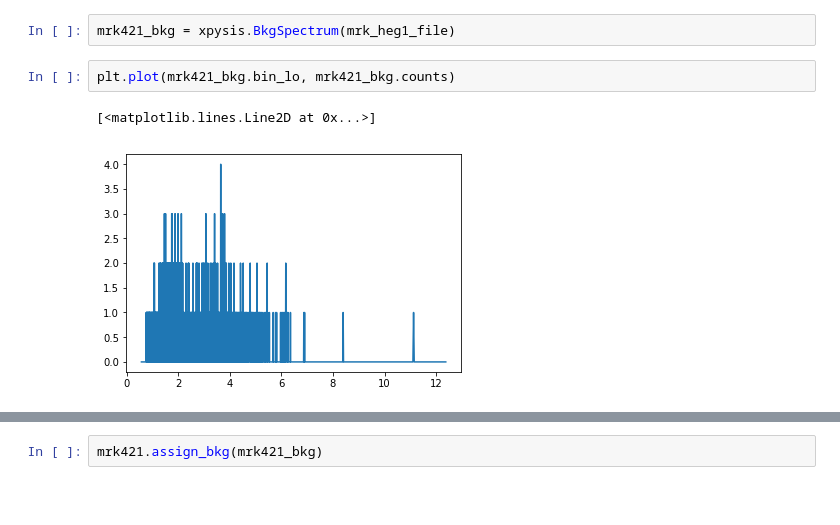
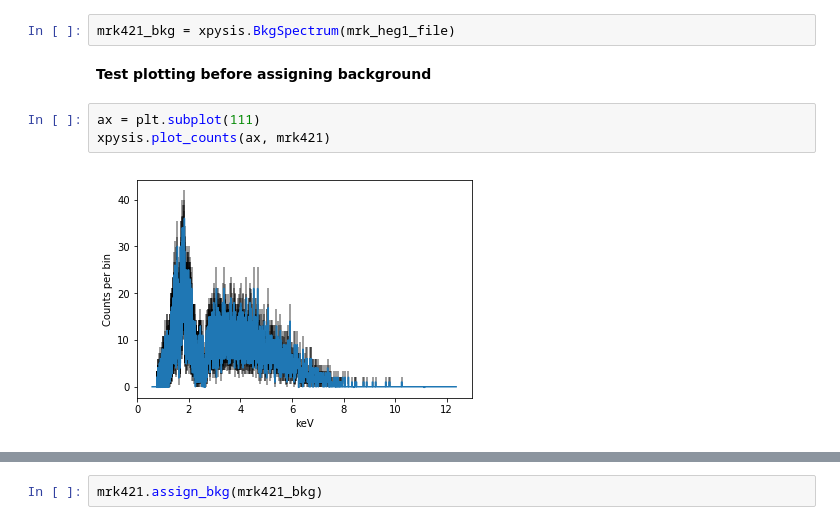
Before and after one commit to eblur/pyxsis, a Jupyter notebook: notebooks/Background_Spectrum.ipynb, the cells around one changed output, grey strips where cells are left out. Saved outputs shown, nothing was run; the diff lists cells and outputs as text; blank space fills up the shorter version.

```diff
--- a/notebooks/Background_Spectrum.ipynb
+++ b/notebooks/Background_Spectrum.ipynb
@@ -21,8 +21,10 @@ Warning: ARF units and pha file units are not the same!!!
 Warning: RMF units and pha file units are not the same!!!
 # %%
 mrk421_bkg = xpysis.BkgSpectrum(mrk_heg1_file)
-# %%
-plt.plot(mrk421_bkg.bin_lo, mrk421_bkg.counts)
-# %% [output]
-[<matplotlib.lines.Line2D at 0x...>]
-[figure, removed]
+# %% [markdown]
+**Test plotting before assigning background**
+# %%
+ax = plt.subplot(111)
+xpysis.plot_counts(ax, mrk421)
+# %% [output]
+[figure, added]
```
Also changed, not shown: parts of 5 cells of this notebook.
